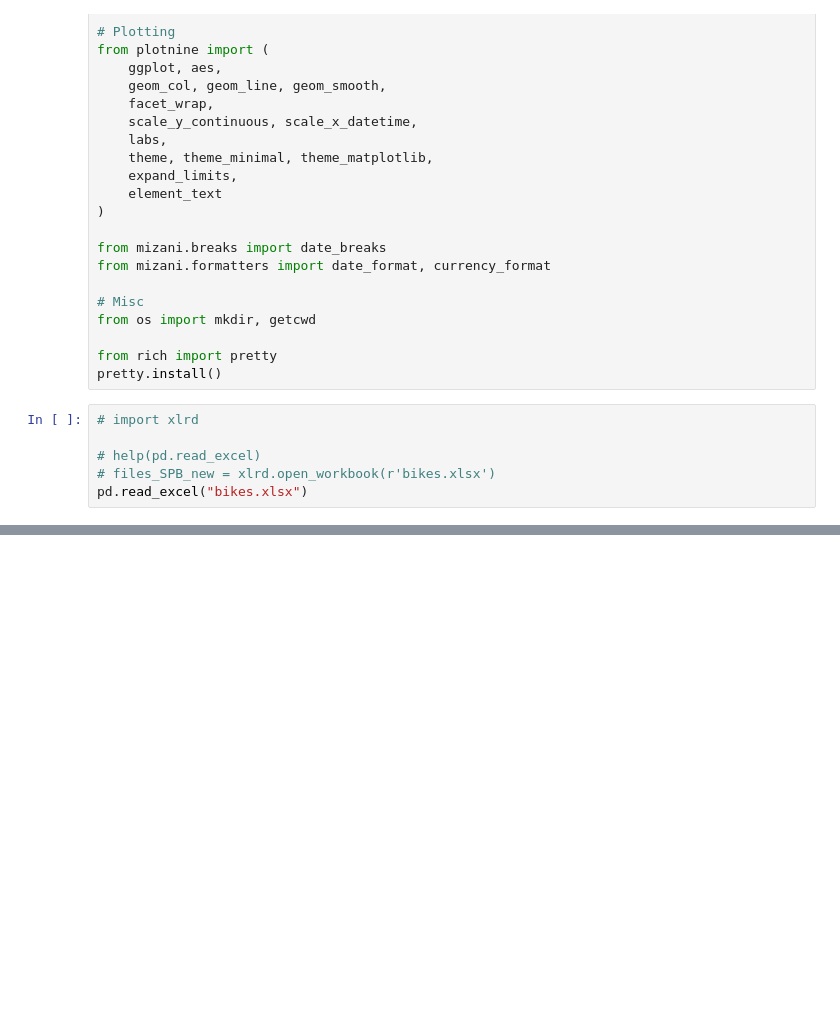
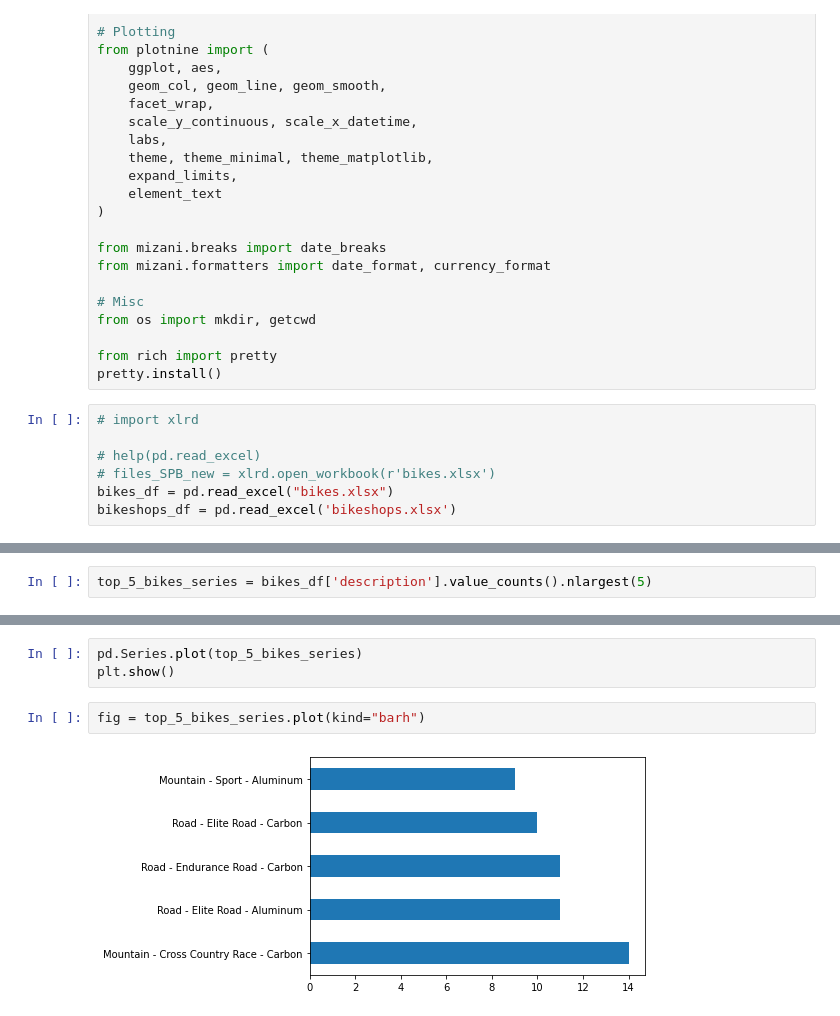
Before and after one commit to boodscode237/DS48_101, a Jupyter notebook: main.ipynb, the cells around one changed output, grey strips where cells are left out. Drawn from its saved outputs; the diff is of its cells as text; blank space fills up the shorter version.

```diff
--- a/main.ipynb
+++ b/main.ipynb
@@ -30,4 +30,5 @@ pretty.install()
 
 # help(pd.read_excel)
 # files_SPB_new = xlrd.open_workbook(r'bikes.xlsx')
-pd.read_excel("bikes.xlsx")
+bikes_df = pd.read_excel("bikes.xlsx")
+bikeshops_df = pd.read_excel('bikeshops.xlsx')
@@ -47,0 +159,2 @@ pd.read_excel("bikes.xlsx")
+# %%
+top_5_bikes_series = bikes_df['description'].value_counts().nlargest(5)
@@ -47,0 +173,7 @@ pd.read_excel("bikes.xlsx")
+# %%
+pd.Series.plot(top_5_bikes_series)
+plt.show()
+# %%
+fig = top_5_bikes_series.plot(kind="barh")
+# %% [output]
+[figure, added]
```
Also changed, not shown: parts of 31 cells of this notebook, 5 other files.
